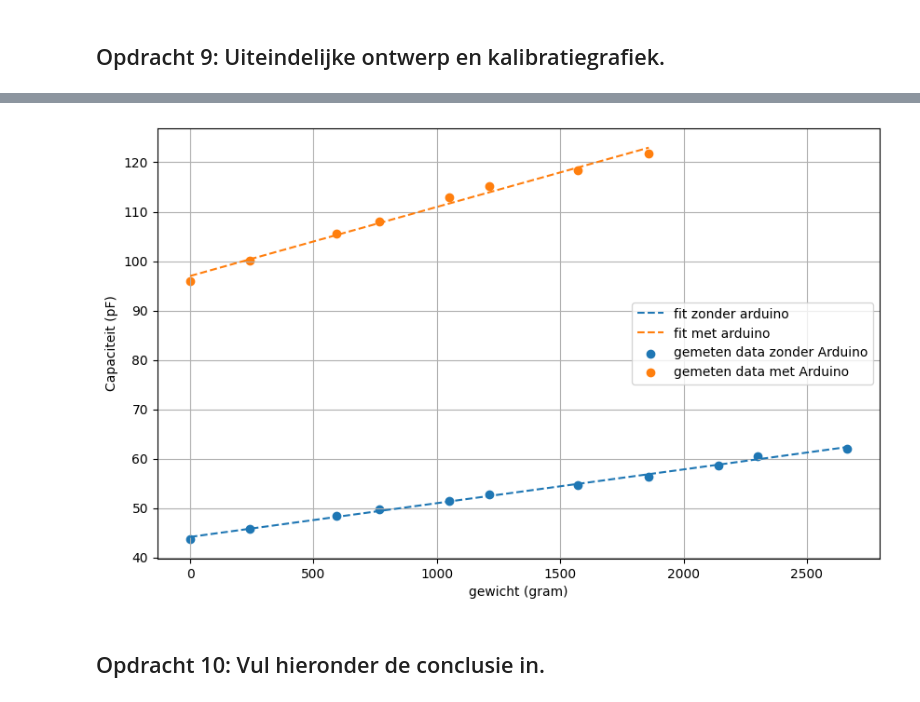
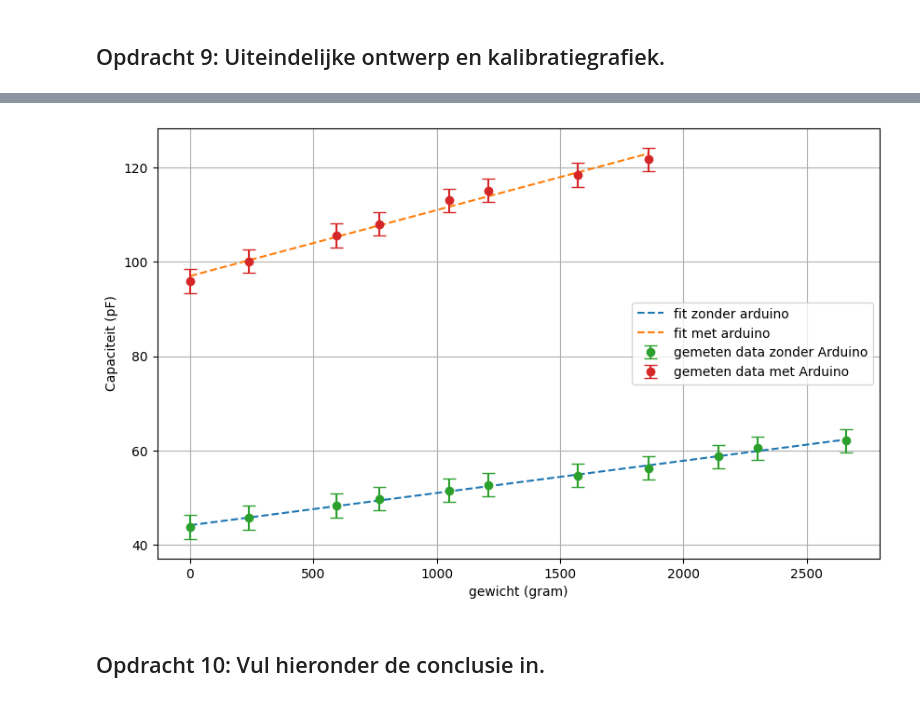
Before and after one commit to moostrum123/opdrachten-DEF-D, a Jupyter notebook: FysiekeOntwerpopdrachten/2OntwerpEenSensorCondensator/DEFOntwerpopdracht2OntwerpEenSensorInvulTemplate.ipynb, the cells around one changed output, grey strips where cells are left out. Drawn from its saved outputs; the diff is of its cells as text; code cells hidden in the pictures.

```diff
--- a/FysiekeOntwerpopdrachten/2OntwerpEenSensorCondensator/DEFOntwerpopdracht2OntwerpEenSensorInvulTemplate.ipynb
+++ b/FysiekeOntwerpopdrachten/2OntwerpEenSensorCondensator/DEFOntwerpopdracht2OntwerpEenSensorInvulTemplate.ipynb
@@ -208,36 +216,41 @@ g7 = 289.2 #gram
 
 R=1000 #ohm. Dit is de Shunt-weerstand.
 
 def capaciteit(V): #Wij berekenen de capaciteit door middel van de formule V=IR+1/C*dV/dt. We hebben deze formule omgezet naar C=V/(R*1.6e6*np.pi).
     return V/(R*1.6e6*np.pi)
 
 
 #data
 gewicht_arduino  = np.array([0, g1, g1+g2, g1+g2+g3, g1+g2+g3+g4, g1+g2+g3+g4+g5, g1+g2+g3+g4+g5+g6, g1+g2+g3+g4+g5+g6+g7]) # in gram
 
 capaciteit_arduino = np.array([95.9, 100.1, 105.6, 108, 113, 115.1, 118.4, 121.7]) #afgemeten voltage van de scope
 
 def lineair_arduino(x, a, b):
     return a * x + b
 
 params_arduino, covariance_arduino = curve_fit(lineair_arduino, gewicht_arduino, capaciteit_arduino)
 
 xfit_arduino = np.linspace(np.min(gewicht_arduino), np.max(gewicht_arduino), 100)
 yfit_arduino = lineair_arduino(xfit_arduino, *params_arduino)
 
+error_zonder = np.full_like(Capaciteit, 2.5)          # ±2.5 pF fout
+error_met = np.full_like(capaciteit_arduino, 2.5)     # ±2.5 pF fout
 
 #plotten
 plt.figure(figsize=(10,6))
 plt.plot(xfit, yfit, label="fit zonder arduino", linestyle="--")
 plt.plot(xfit_arduino, yfit_arduino, label="fit met arduino", linestyle="--")
-plt.scatter(gewicht, Capaciteit, label="gemeten data zonder Arduino", marker="o")
-plt.scatter(gewicht_arduino,capaciteit_arduino, label="gemeten data met Arduino", marker="o")
+plt.errorbar(gewicht, Capaciteit, yerr=error_zonder, fmt='o', capsize=5,
+             label="gemeten data zonder Arduino")
+
+plt.errorbar(gewicht_arduino, capaciteit_arduino, yerr=error_met, fmt='o', capsize=5,
+             label="gemeten data met Arduino")
 plt.xlabel("gewicht (gram)")
 plt.ylabel("Capaciteit (pF)")
 plt.legend()
 plt.grid()
 # %% [output]
-[figure, old version]
+[figure, new version]
 # %% [markdown]
 ## Opdracht 10: Vul hieronder de conclusie in.
 # %% [markdown]
```
Also changed, not shown: parts of 2 cells of this notebook.
